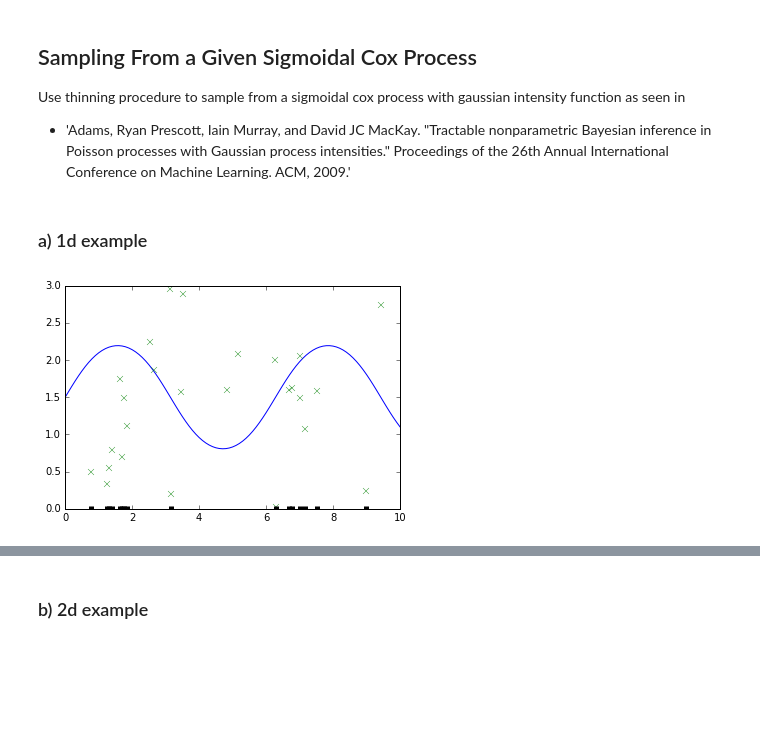
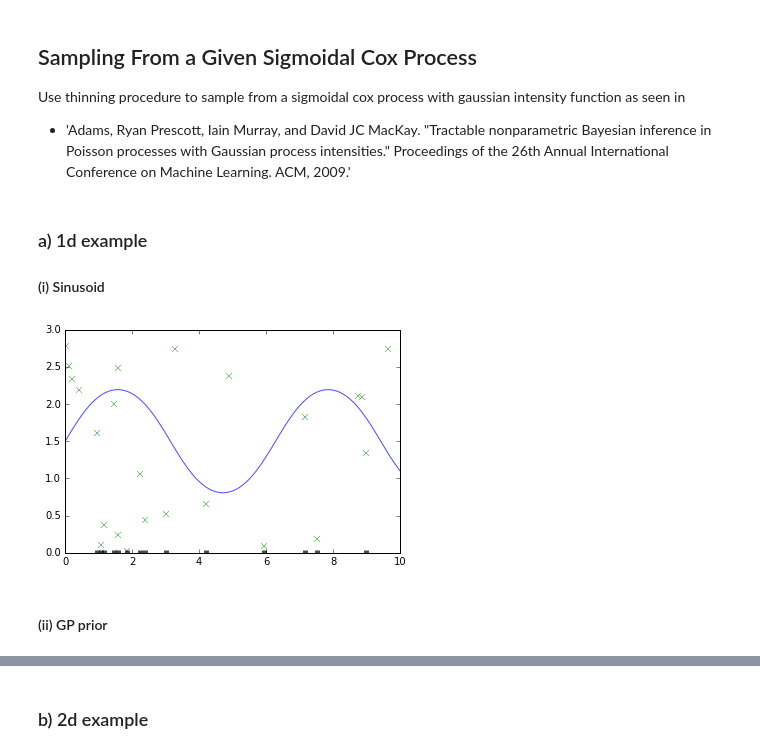
Before and after one commit to maxkohlbrenner/pmai-vi-gpmpp, a Jupyter notebook: sigmoidal_cox_process_sampling.ipynb, the cells around one changed output, grey strips where cells are left out. Drawn from its saved outputs; the diff is of its cells as text; code cells hidden in the pictures; blank space fills up the shorter version.

Commit message:
add sampling from general gp defined rate function

```diff
--- a/sigmoidal_cox_process_sampling.ipynb
+++ b/sigmoidal_cox_process_sampling.ipynb
@@ -9,13 +9,7 @@ import numpy as np
 import matplotlib.pyplot as plt
 import gpflow
 # %%
-def logistic(X):
-    return 1. / (1. + np.exp(-X))
-
-def get_scp_samples(region_lims, upper_bound, mean, cov):
-
-    # build GP with mean and cov
-    # TODO: gpflow
+def get_scp_samples(rate_function, region_lims, upper_bound):
 
     # region lims: np.array of shape (D x 2), D dimension of input space
     D = region_lims.shape[0]
@@ -30,39 +24,44 @@ def get_scp_samples(region_lims, upper_bound, mean, cov):
     low  = region_lims[:,0]
     high = region_lims[:,1]
     sample_candidates = np.random.uniform(low=low, high=high, size=(J, D))
-    # 4. sample function values using the GP
-    mean_vals = mean(sample_candidates)
-    cov_vals  = cov(sample_candidates)
+
+    vals = rate_function(sample_candidates)
 
     # 5. iterate over points and accept/reject
-    # sample from the GP function
-    vals = np.random.multivariate_normal(mean_vals, cov_vals)
-    R = np.random.uniform(size=J)
+    R = np.random.uniform(size=J) * upper_bound
+    accept = R < vals # R < logistic(vals) * upper_bound
 
-    accept = R < logistic(vals)
-
-    return sample_candidates[accept], sample_candidates, R
+    return sample_candidates[accept], R[accept], sample_candidates, R
 # %% [markdown]
 ### a) 1d example
+#### (i) Sinusoid
 # %%
+def logistic(X):
+    return 1. / (1. + np.exp(-X))
+
 def ex_mean_fun(X):
     return np.squeeze(np.sin(X))
 def ex_cov_fun(X):
     N = X.shape[0]
     return np.zeros((N, N))
 
-upper_bound = 3
-
-accepted_samples, all_samples, R = get_scp_samples(np.array([[0,10]]), upper_bound = upper_bound, mean=ex_mean_fun, cov=ex_cov_fun)
+def sin_rate_fun(X, upper_bound):
+    mean_vals = ex_mean_fun(X)
+    cov_vals  = ex_cov_fun(X)
+    return logistic(np.random.multivariate_normal(mean_vals, cov_vals)) * upper_bound
 # %%
+upper_bound = 3
+
+accepted_samples, _, all_samples, R = get_scp_samples(lambda x: sin_rate_fun(x, upper_bound=upper_bound), np.array([[0,10]]), upper_bound = upper_bound)
 X = np.linspace(0,10, 101)
-y = logistic(ex_mean_fun(X)) * upper_bound
-plt.plot(X, y)
+y = sin_rate_fun(X, upper_bound)
 
-plt.plot(all_samples, R * upper_bound, 'x', mew=.4)
-
-plt.plot(accepted_samples, np.zeros(accepted_samples.shape[0]), 'k|', mew=5)
+plt.plot(X, y, alpha=.7)
+plt.plot(all_samples, R , 'x', mew=.4)
+plt.plot(accepted_samples, np.zeros(accepted_samples.shape[0]), 'k|', mew=5, alpha=.7)
 plt.ylim(0, upper_bound)
 plt.show()
 # %% [output]
-[figure, old version]
+[figure, new version]
+# %% [markdown]
+#### (ii) GP prior
```
Also changed, not shown: parts of 3 cells of this notebook.
